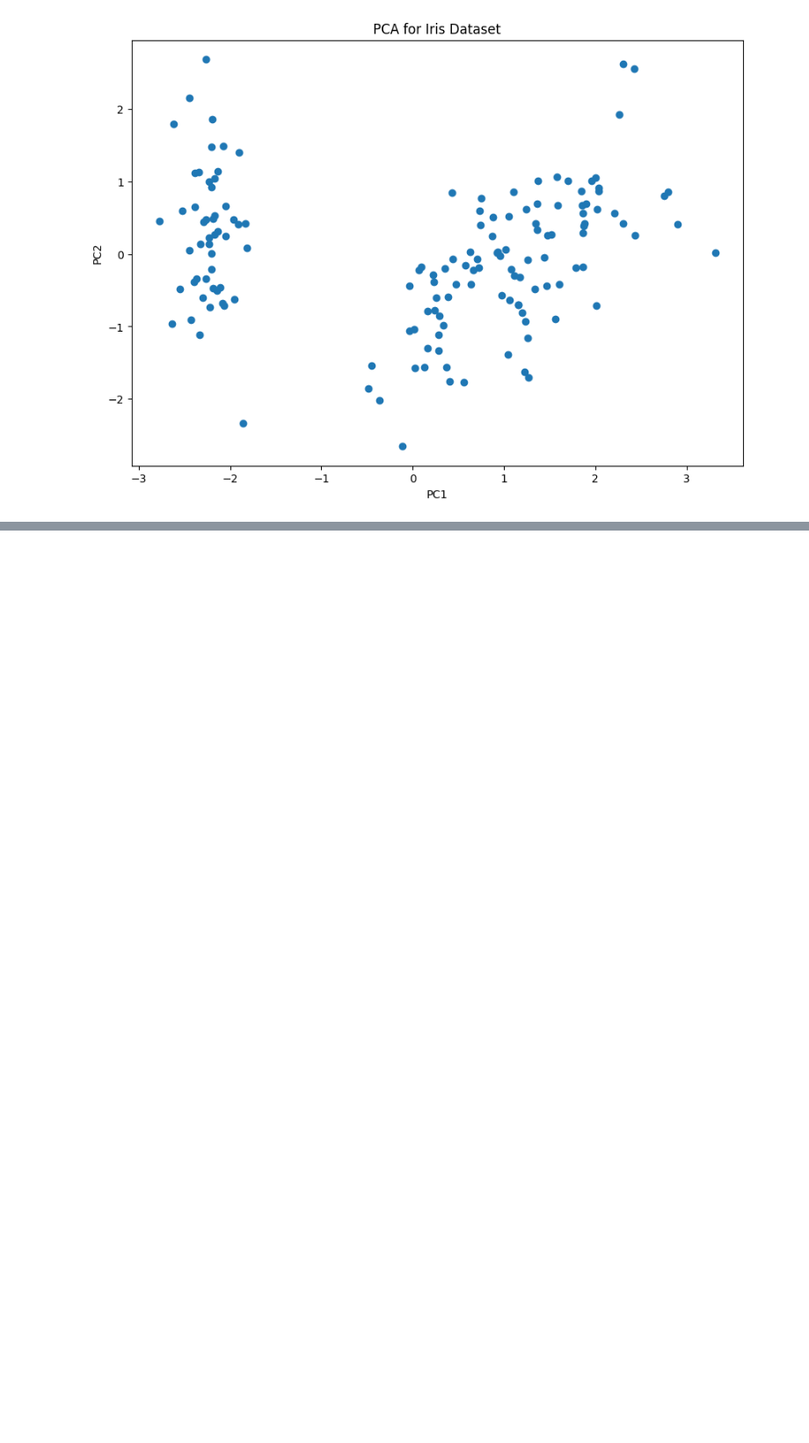
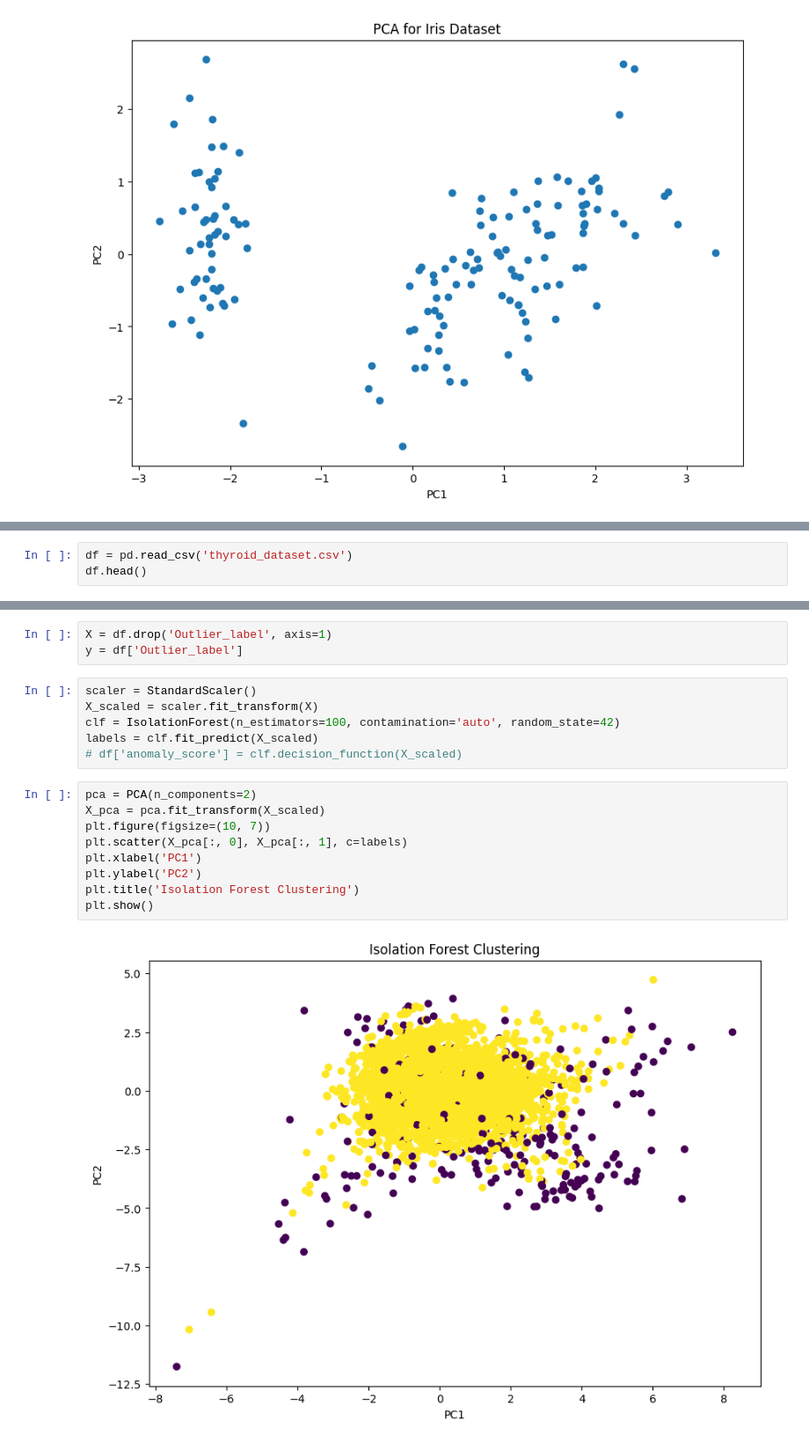
Before and after one commit to asiddiqha/ml-practice-notebooks, a Jupyter notebook: pca.ipynb, the cells around one changed output, grey strips where cells are left out. Shown at 88% size. Cells and saved outputs as stored; diff of their text form; blank space fills up the shorter version.

```diff
--- a/pca.ipynb
+++ b/pca.ipynb
@@ -57,0 +90,3 @@ plt.show()
+# %%
+df = pd.read_csv('thyroid_dataset.csv')
+df.head()
@@ -57,0 +100,20 @@ plt.show()
+# %%
+X = df.drop('Outlier_label', axis=1)
+y = df['Outlier_label']
+# %%
+scaler = StandardScaler()
+X_scaled = scaler.fit_transform(X)
+clf = IsolationForest(n_estimators=100, contamination='auto', random_state=42)
+labels = clf.fit_predict(X_scaled)
+# df['anomaly_score'] = clf.decision_function(X_scaled)
+# %%
+pca = PCA(n_components=2)
+X_pca = pca.fit_transform(X_scaled)
+plt.figure(figsize=(10, 7))
+plt.scatter(X_pca[:, 0], X_pca[:, 1], c=labels)
+plt.xlabel('PC1')
+plt.ylabel('PC2')
+plt.title('Isolation Forest Clustering')
+plt.show()
+# %% [output]
+[figure, added]
```
Also changed, not shown: parts of 11 cells of this notebook.
